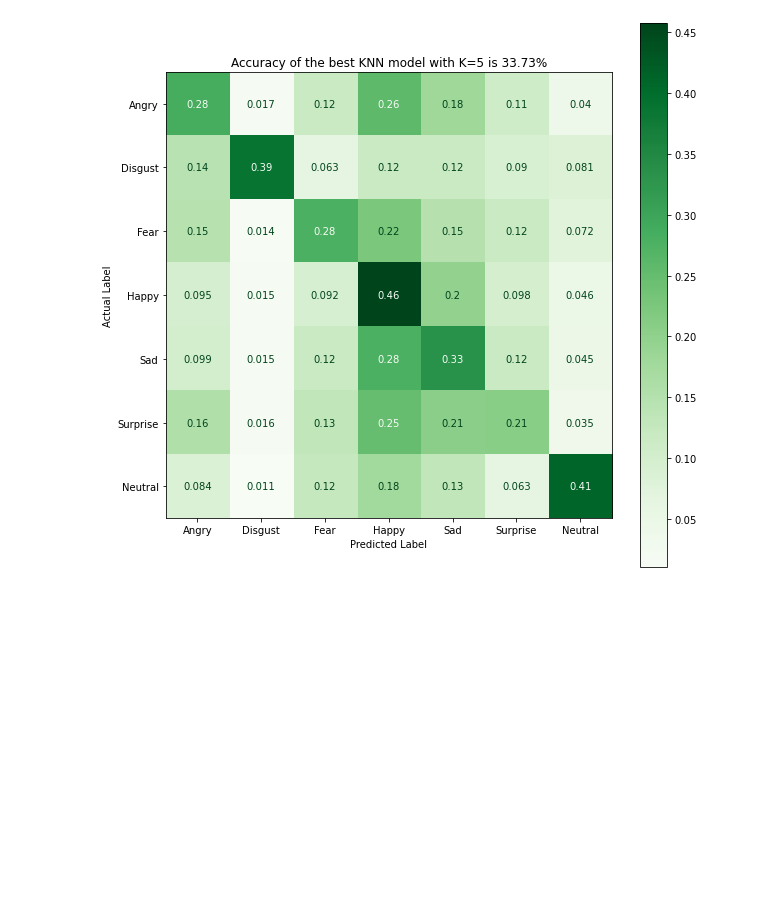
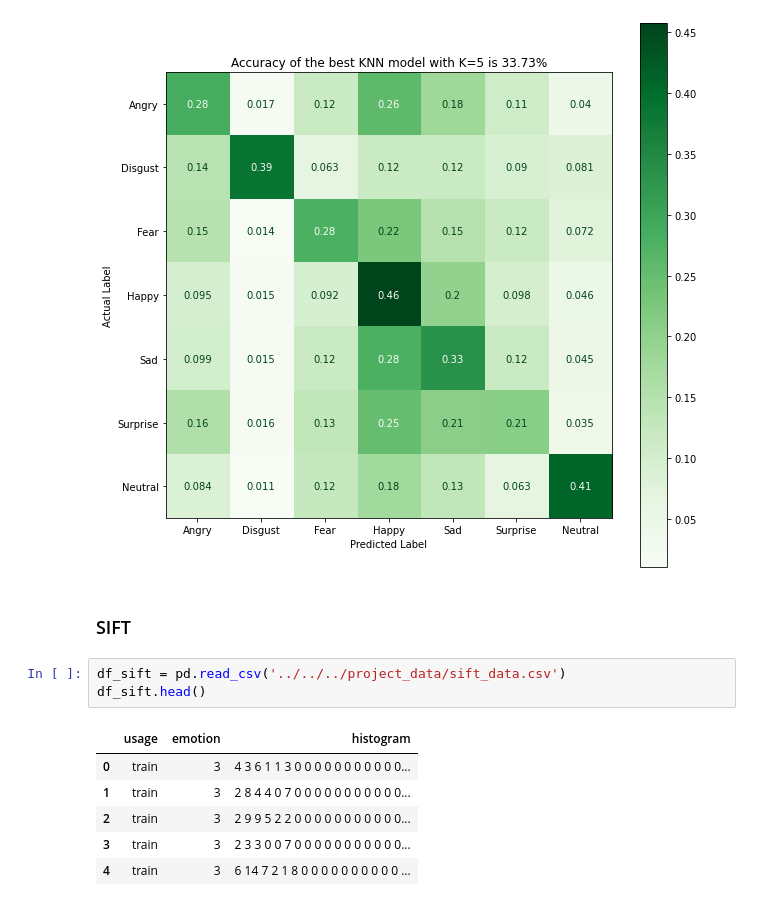
Before and after one commit to chikakoto/facial-expression-recognition, a Jupyter notebook: notebooks/ivan/5.0_im_KNN.ipynb, the cells around one changed output. Cells and saved outputs as stored; diff of their text form; blank space fills up the shorter version.

Commit message:
added SIFT

```diff
--- a/notebooks/ivan/5.0_im_KNN.ipynb
+++ b/notebooks/ivan/5.0_im_KNN.ipynb
@@ -256,3 +268,15 @@ cmd_obj.ax_.set(
  Text(0.5, 0, 'Predicted Label'),
  Text(0, 0.5, 'Actual Label')]
 [figure]
+# %% [markdown]
+### SIFT
+# %%
+df_sift = pd.read_csv('../../../project_data/sift_data.csv')
+df_sift.head()
+# %% [output]
+|  | usage | emotion | histogram |
+| 0 | train | 3 | 4 3 6 1 1 3 0 0 0 0 0 0 0 0 0 0 0... |
+| 1 | train | 3 | 2 8 4 4 0 7 0 0 0 0 0 0 0 0 0 0 0... |
+| 2 | train | 3 | 2 9 9 5 2 2 0 0 0 0 0 0 0 0 0 0 0... |
+| 3 | train | 3 | 2 3 3 0 0 7 0 0 0 0 0 0 0 0 0 0 0... |
+| 4 | train | 3 | 6 14 7 2 1 8 0 0 0 0 0 0 0 0 0 0 ... |
```
Also changed, not shown: parts of 8 cells of this notebook, 1 other file.
